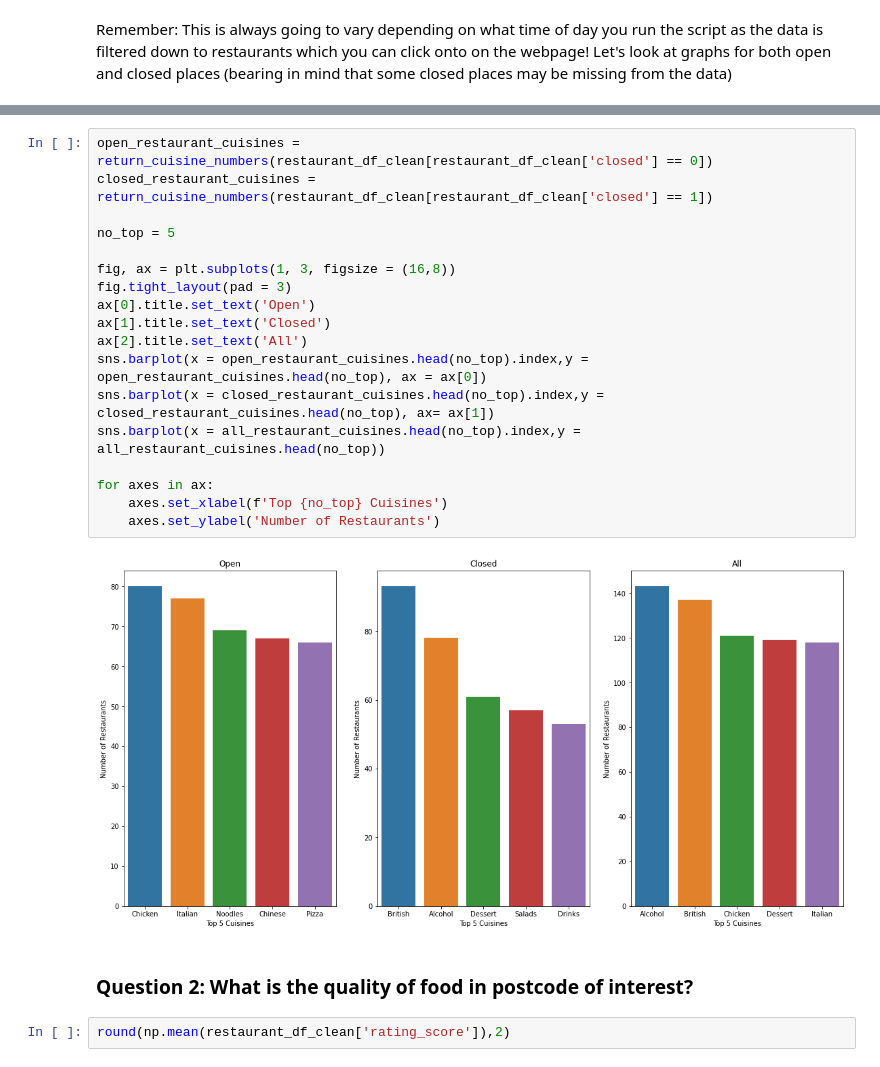
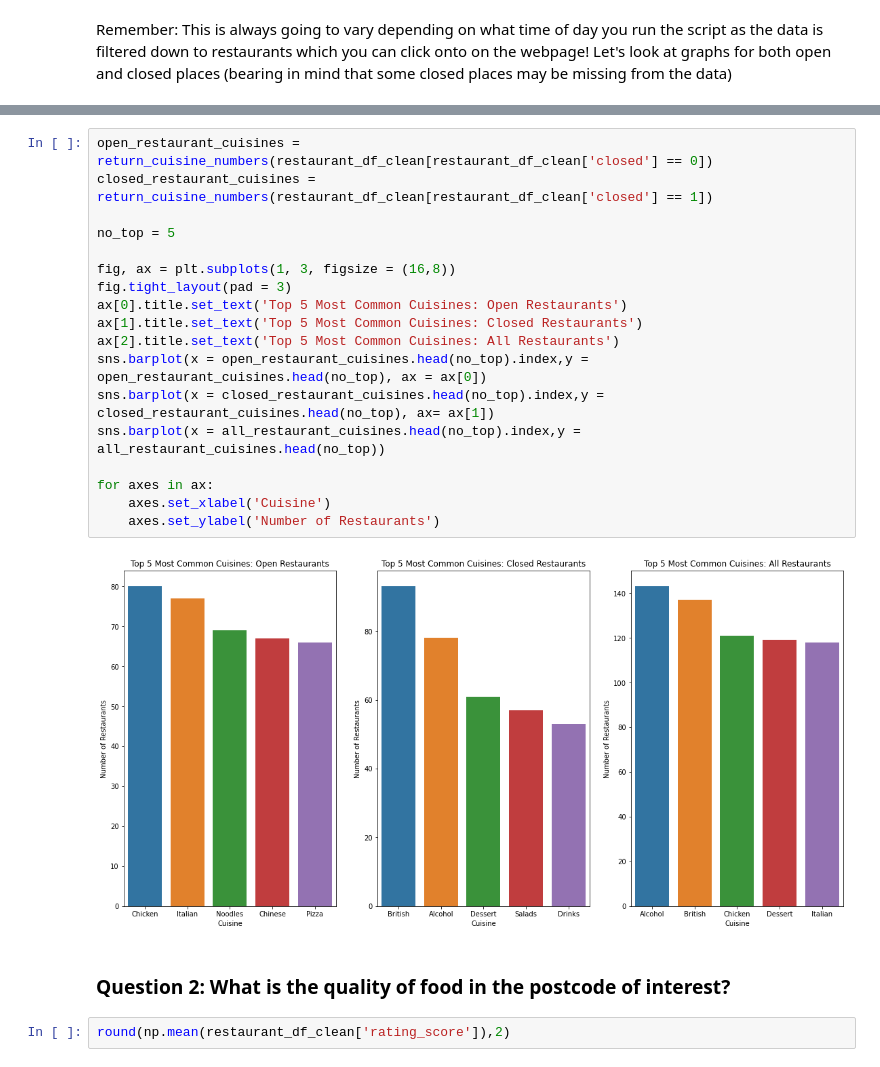
Before and after one commit to SelvinSelbaraju/deliveroo-web-scraper, a Jupyter notebook: Deliveroo - Web Scraper and Data Analysis.ipynb, the cells around one changed output, grey strips where cells are left out. Drawn from its saved outputs; the diff is of its cells as text.

```diff
--- a/Deliveroo - Web Scraper and Data Analysis.ipynb
+++ b/Deliveroo - Web Scraper and Data Analysis.ipynb
@@ -451,25 +457,25 @@ sns.countplot(restaurant_df_clean['closed'])
 # %%
 open_restaurant_cuisines = return_cuisine_numbers(restaurant_df_clean[restaurant_df_clean['closed'] == 0])
 closed_restaurant_cuisines = return_cuisine_numbers(restaurant_df_clean[restaurant_df_clean['closed'] == 1])
 
 no_top = 5
 
 fig, ax = plt.subplots(1, 3, figsize = (16,8))
 fig.tight_layout(pad = 3)
-ax[0].title.set_text('Open')
-ax[1].title.set_text('Closed')
-ax[2].title.set_text('All')
+ax[0].title.set_text('Top 5 Most Common Cuisines: Open Restaurants')
+ax[1].title.set_text('Top 5 Most Common Cuisines: Closed Restaurants')
+ax[2].title.set_text('Top 5 Most Common Cuisines: All Restaurants')
 sns.barplot(x = open_restaurant_cuisines.head(no_top).index,y = open_restaurant_cuisines.head(no_top), ax = ax[0])
 sns.barplot(x = closed_restaurant_cuisines.head(no_top).index,y = closed_restaurant_cuisines.head(no_top), ax= ax[1])
 sns.barplot(x = all_restaurant_cuisines.head(no_top).index,y = all_restaurant_cuisines.head(no_top))
 
 for axes in ax:
-    axes.set_xlabel(f'Top {no_top} Cuisines')
+    axes.set_xlabel('Cuisine')
     axes.set_ylabel('Number of Restaurants')
 # %% [output]
-[figure, old version]
+[figure, new version]
 # %% [markdown]
-### Question 2: What is the quality of food in postcode of interest?
+### Question 2: What is the quality of food in the postcode of interest?
 # %%
 round(np.mean(restaurant_df_clean['rating_score']),2)
 # %% [output]
```
Also changed, not shown: parts of 12 cells of this notebook, 1 other file.
